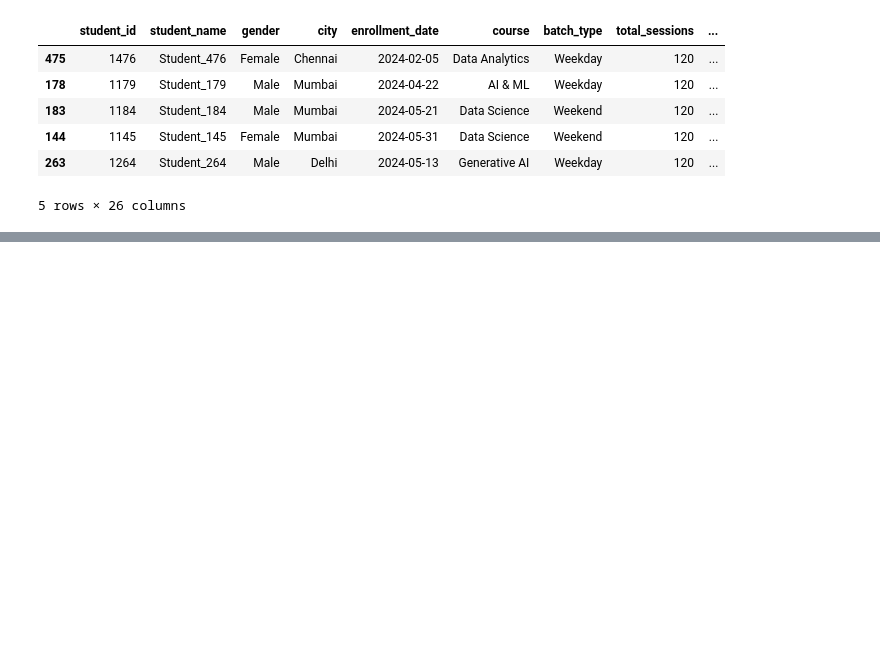
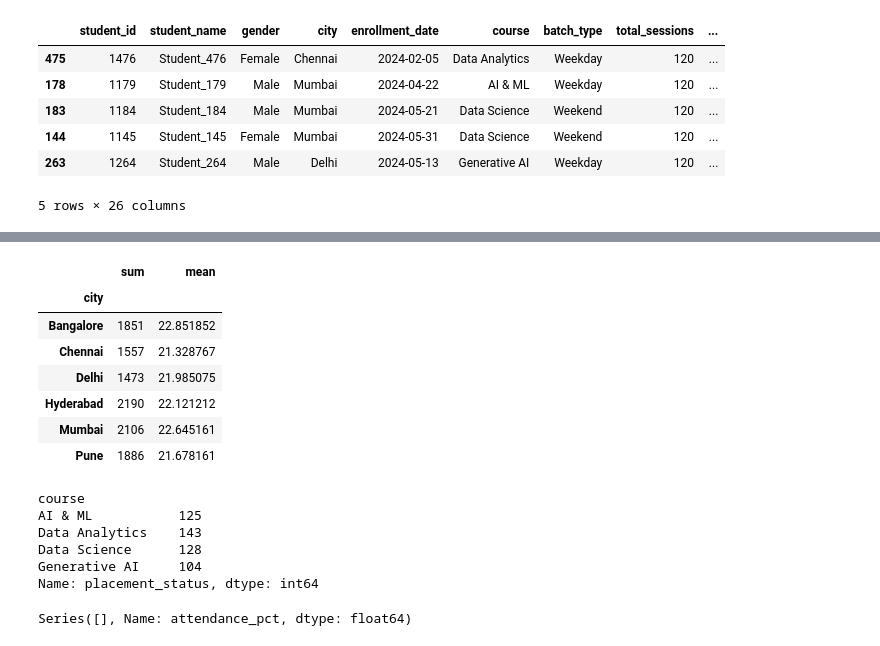
Before and after one commit to anuja-2904/Edtech_Student_Learning_data, a Jupyter notebook: Edtech_Student_Learning_data (1).ipynb, the cells around one changed output, grey strips where cells are left out. Saved outputs shown, nothing was run; the diff lists cells and outputs as text; code cells hidden in the pictures; blank space fills up the shorter version.

```diff
--- a/Edtech_Student_Learning_data (1).ipynb
+++ b/Edtech_Student_Learning_data (1).ipynb
@@ -616,0 +704,24 @@ df.sort_values(["total_score"], ascending = False).head()
+# %%
+#7. Group the data by city and calculate total and average learning hours.
+
+df.groupby("city")["learning_hours"].agg(["sum","mean"])
+# %% [output]
+|  | sum | mean |
+| city |  |  |
+| Bangalore | 1851 | 22.851852 |
+| Chennai | 1557 | 21.328767 |
+| Delhi | 1473 | 21.985075 |
+| Hyderabad | 2190 | 22.121212 |
+| Mumbai | 2106 | 22.645161 |
+| Pune | 1886 | 21.678161 |
+# %%
+#8. Group the data by course and placement_status and count students.
+
+df.groupby("course")["placement_status"].count()
+# %% [output]
+course
+AI & ML           125
+Data Analytics    143
+Data Science      128
+Generative AI     104
+Name: placement_status, dtype: int64
@@ -616,0 +732,4 @@ df.sort_values(["total_score"], ascending = False).head()
+# %%
+avg_attendance_pct[avg_attendance_pct > 80]
+# %% [output]
+Series([], Name: attendance_pct, dtype: float64)
```
Also changed, not shown: parts of 42 cells of this notebook.
